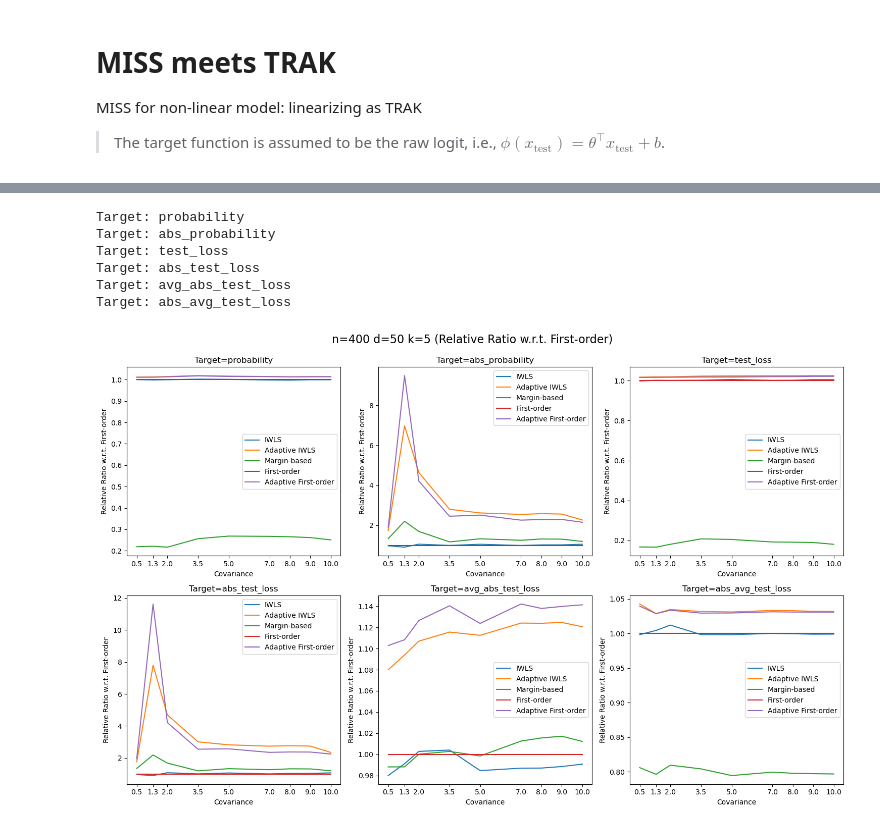
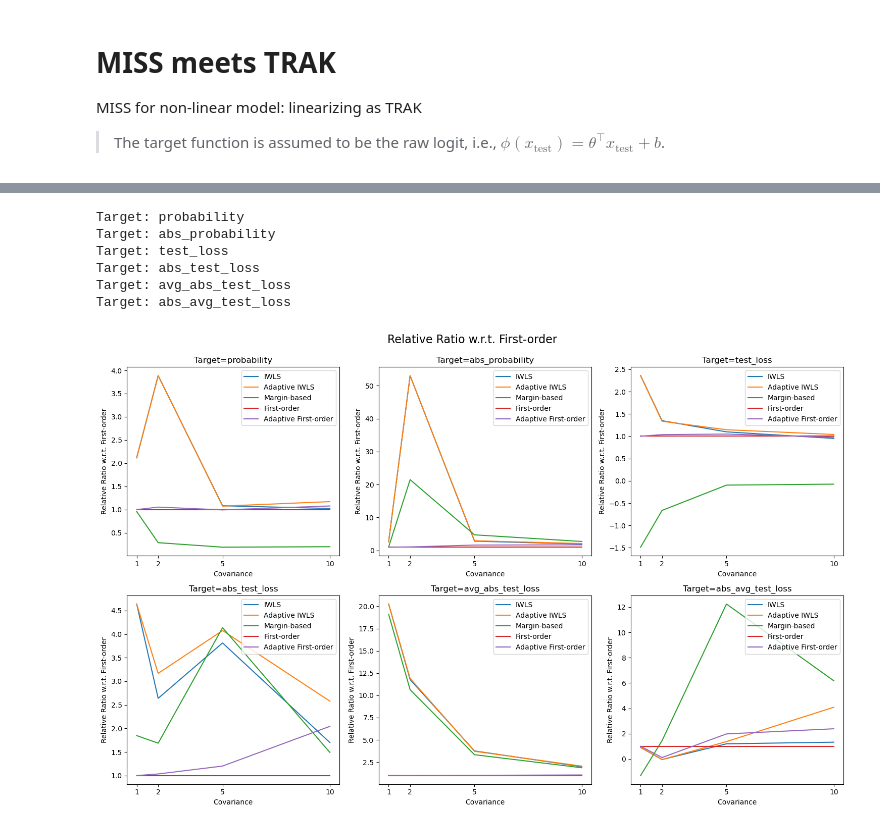
Before and after one commit to sleepymalc/MISS, a Jupyter notebook: linearizing/MISS_TRAK.ipynb, the cells around one changed output, grey strips where cells are left out. Saved outputs shown, nothing was run; the diff lists cells and outputs as text; code cells hidden in the pictures.

```diff
--- a/linearizing/MISS_TRAK.ipynb
+++ b/linearizing/MISS_TRAK.ipynb
@@ -27,12 +25,12 @@ ModuleNotFoundError: No module named 'actual'
 # %%
-ks = [5, 10, 50, 100, 200]
+ks = [1, 2, 5, 10]
 targets = ["probability", "abs_probability", "test_loss", "abs_test_loss", "avg_abs_test_loss", "abs_avg_test_loss"]
 methods = ["IWLS", "Adaptive IWLS", "Margin-based", "First-order", "Adaptive First-order"]
 
 # enumerate all size 2 combination for 10 class
 class_combo = [(i, j) for i in range(10) for j in range(i+1, 10)]
 
-num_methods, num_experiments = len(methods), len(class_combo)
+num_methods, num_experiments, num_ks = len(methods), len(class_combo), len(ks)
 # %%
 def data_generation(class1, class2, target="probability"):
     X = np.load('./trak_results/0/features.mmap')
@@ -131,31 +143,30 @@ def Borda_count(ranks, weights=[5, 4, 3, 2, 1]):
 fig, axs = plt.subplots(2, 3, figsize=(15, 10))  # Create a 2x3 grid of subplots
 
 for target_idx, target in enumerate(targets):
-    scores_array = np.array(Parallel(n_jobs=20)(delayed(score_per_class_combo)(class1, class2, k, target)for class1, class2 in class_combo for k in ks))
-    print(f"Scores array shape: {scores_array.shape}")
+    scores_array = np.array(Parallel(n_jobs=20)(delayed(score_per_class_combo)(class1, class2, k, target) for class1, class2 in class_combo for k in ks))
+    scores_array = scores_array.reshape((num_experiments, num_ks, -1))
 
-    break
-    scores_method_cov_seed = scores_array.swapaxes(0, 2) # method, cov, seed
-    scores_cov_method_seed = scores_method_cov_seed.swapaxes(0, 1) # cov, method, seed
+    scores_method_ks_combo = scores_array.swapaxes(0, 2) # method, k, combo
+    scores_ks_method_combo = scores_method_ks_combo.swapaxes(0, 1) # k, method, combo
 
-    Borda_result = np.zeros((num_covs, num_methods), dtype=float)
+    Borda_result = np.zeros((num_ks, num_methods), dtype=float)
 
-    Borda_result = np.array(Parallel(n_jobs=20)(delayed(Borda_count)(scores_cov_method_seed[cov_idx]) for k in ks))
+    Borda_result = np.array(Parallel(n_jobs=20)(delayed(Borda_count)(scores_ks_method_combo[k_idx]) for k_idx in range(num_ks)))
 
     # Plot in the corresponding subplot
     row_idx, col_idx = divmod(target_idx, 3)  # Calculate subplot index
     for method_idx, method_name in enumerate(methods):
-        axs[row_idx, col_idx].plot(covs, Borda_result[:, method_idx], label=method_name)
+        axs[row_idx, col_idx].plot(ks, Borda_result[:, method_idx], label=method_name)
 
     axs[row_idx, col_idx].set_title(f'Target={target}')
-    axs[row_idx, col_idx].set_xlabel('Covariance')
+    axs[row_idx, col_idx].set_xlabel('ks')
     axs[row_idx, col_idx].set_ylabel('Borda Count')
     axs[row_idx, col_idx].legend(methods)
 
-    axs[row_idx, col_idx].set_xticks(covs)
+    axs[row_idx, col_idx].set_xticks(ks)
 
 plt.tight_layout(rect=[0, 0.03, 1, 0.95])
 
-plt.suptitle(f'n={n} d={d} k={k}', fontsize=16)
+plt.suptitle(f'MISS_TRAK', fontsize=16)
 
 plt.show()
@@ -162,6 +175,6 @@ plt.show()
 # %%
-def ratio_per_seed_cov(seed, cov, target):
-    X_train, y_train, X_test, y_test = data_generation(n, d, cov, seed, target=target)
+def ratio_per_combo_k(class1, class2, k, target):
+    X_train, y_train, X_test, y_test = data_generation(class1, class2, target=target)
 
     original_value = target_value(X_train, y_train, X_test, y_test, target=target)
 
@@ -186,39 +199,39 @@ def ratio_per_seed_cov(seed, cov, target):
 fig, axs = plt.subplots(2, 3, figsize=(15, 10))  # Create a 2x3 grid of subplots
 
 for target_idx, target in enumerate(targets):
     print(f"Target: {target}")
-    ratio_array = np.array(Parallel(n_jobs=60)(delayed(ratio_per_seed_cov)(seed, cov, target) for seed in seeds for cov in covs))
-    ratio_array = ratio_array.reshape((num_seeds, num_covs, -1))
+    ratio_array = np.array(Parallel(n_jobs=60)(delayed(ratio_per_combo_k)(class1, class2, k, target) for class1, class2 in class_combo for k in ks))
+    ratio_array = ratio_array.reshape((num_experiments, num_ks, -1))
 
-    ratio_method_cov_seed = ratio_array.swapaxes(0, 2) # method, cov, seed
-    ratio_cov_method_seed = ratio_method_cov_seed.swapaxes(0, 1) # cov, method, seed
+    ratio_method_k_combo = ratio_array.swapaxes(0, 2) # method, k, combo
+    ratio_k_method_combo = ratio_method_k_combo.swapaxes(0, 1) # k, method, combo
 
     # ratio_result = np.zeros((num_covs, num_methods), dtype=float)
 
-    ratio_result = ratio_cov_method_seed.mean(axis=2)
+    ratio_result = ratio_k_method_combo.mean(axis=2)
 
     # Plot in the corresponding subplot
     row_idx, col_idx = divmod(target_idx, 3)  # Calculate subplot index
     for method_idx, method_name in enumerate(methods):
-        axs[row_idx, col_idx].plot(covs, ratio_result[:, method_idx], label=method_name)
+        axs[row_idx, col_idx].plot(ks, ratio_result[:, method_idx], label=method_name)
 
     axs[row_idx, col_idx].set_title(f'Target={target}')
     axs[row_idx, col_idx].set_xlabel('Covariance')
     axs[row_idx, col_idx].set_ylabel('Relative Ratio w.r.t. First-order')
     axs[row_idx, col_idx].legend(methods)
 
-    axs[row_idx, col_idx].set_xticks(covs)
+    axs[row_idx, col_idx].set_xticks(ks)
 
 plt.tight_layout(rect=[0, 0.03, 1, 0.95])
 
-plt.suptitle(f'n={n} d={d} k={k} (Relative Ratio w.r.t. First-order)', fontsize=16)
+plt.suptitle(f'Relative Ratio w.r.t. First-order', fontsize=16)
 
 plt.show()
 # %% [output]
 Target: probability
 Target: abs_probability
 Target: test_loss
 Target: abs_test_loss
 Target: avg_abs_test_loss
 Target: abs_avg_test_loss
-[figure, old version]
+[figure, new version]
```
Also changed, not shown: parts of 3 cells of this notebook, 3 other files.
